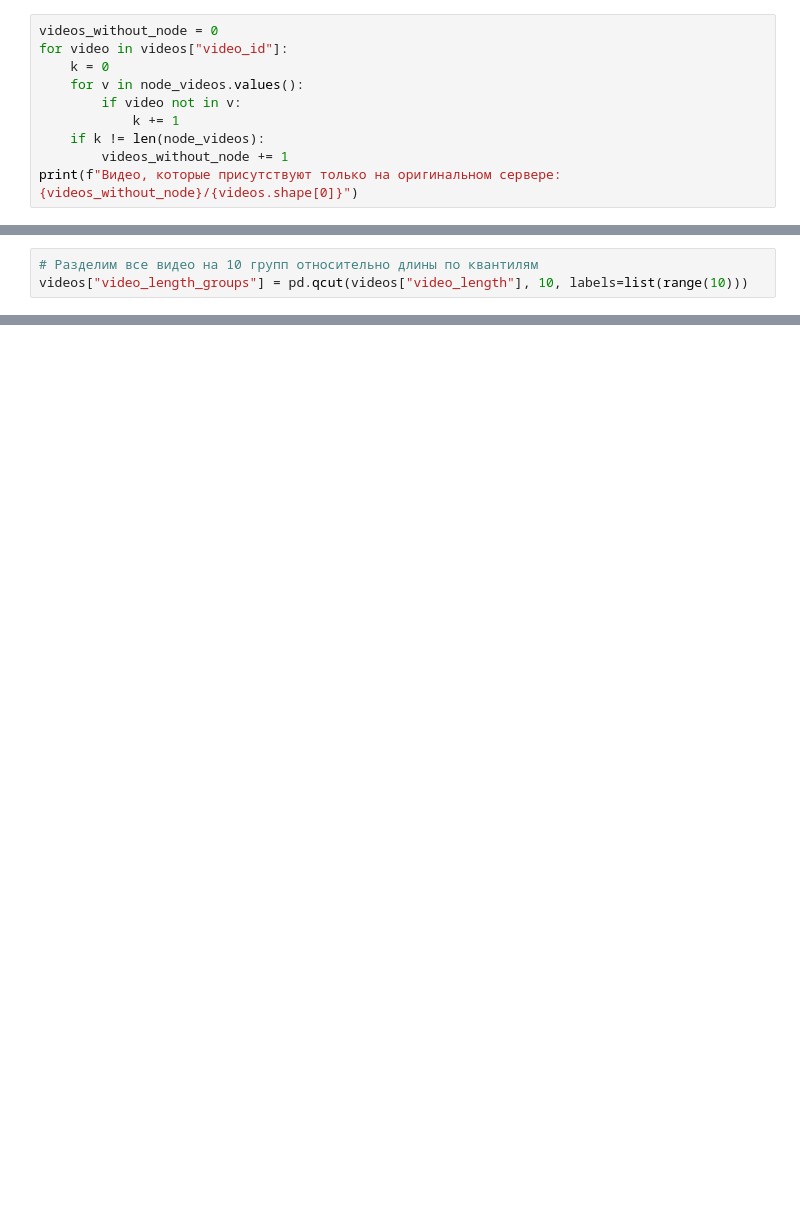
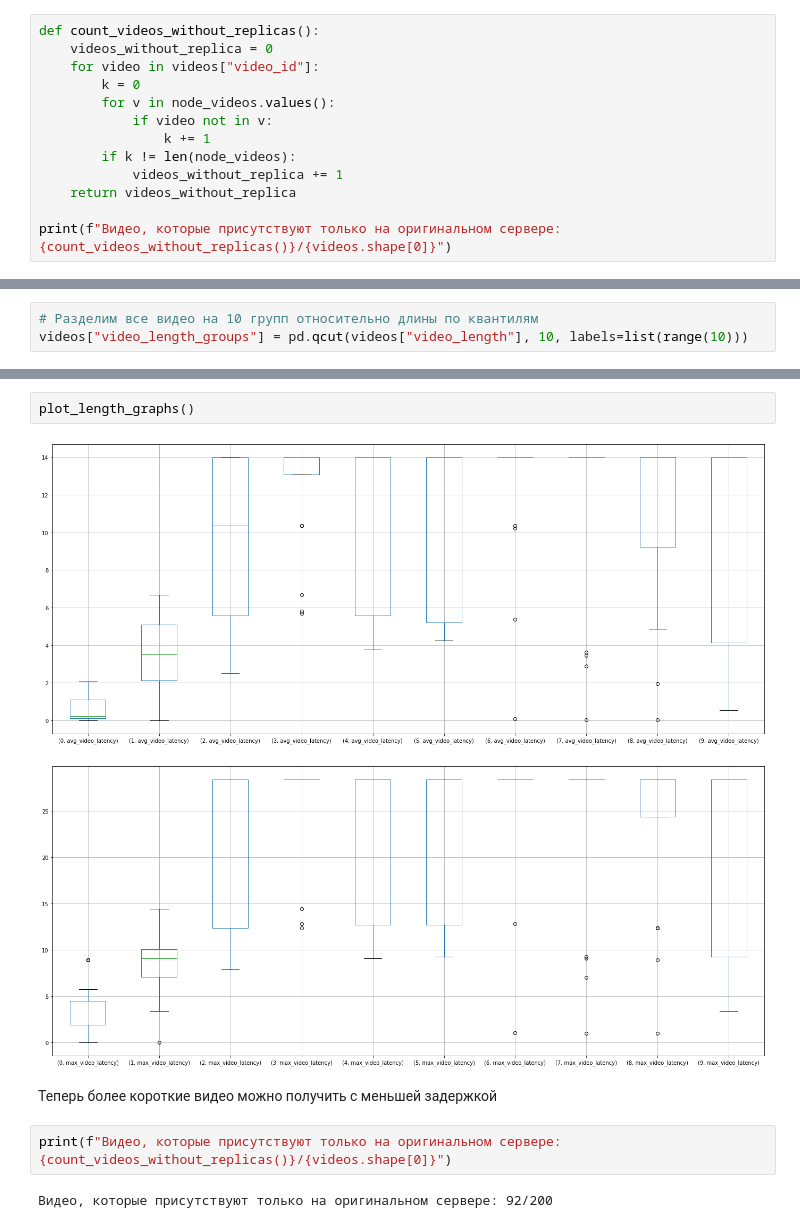
Before and after one commit to error1707/course_work, a Jupyter notebook: algos.ipynb, the cells around one changed output, grey strips where cells are left out. Saved outputs shown, nothing was run; the diff lists cells and outputs as text; blank space fills up the shorter version.

```diff
--- a/algos.ipynb
+++ b/algos.ipynb
@@ -251,11 +257,14 @@ node_latency
 # %%
-videos_without_node = 0
-for video in videos["video_id"]:
-    k = 0
-    for v in node_videos.values():
-        if video not in v:
-            k += 1
-    if k != len(node_videos):
-        videos_without_node += 1
-print(f"Видео, которые присутствуют только на оригинальном сервере: {videos_without_node}/{videos.shape[0]}")
+def count_videos_without_replicas():
+    videos_without_replica = 0
+    for video in videos["video_id"]:
+        k = 0
+        for v in node_videos.values():
+            if video not in v:
+                k += 1
+        if k != len(node_videos):
+            videos_without_replica += 1
+    return videos_without_replica
+
+print(f"Видео, которые присутствуют только на оригинальном сервере: {count_videos_without_replicas()}/{videos.shape[0]}")
 # %% [output]
@@ -302,0 +347,11 @@ plt.show()
+# %%
+plot_length_graphs()
+# %% [output]
+[figure, added]
+[figure, added]
+# %% [markdown]
+Теперь более короткие видео можно получить с меньшей задержкой
+# %%
+print(f"Видео, которые присутствуют только на оригинальном сервере: {count_videos_without_replicas()}/{videos.shape[0]}")
+# %% [output]
+Видео, которые присутствуют только на оригинальном сервере: 92/200
```
Also changed, not shown: parts of 10 cells of this notebook.
